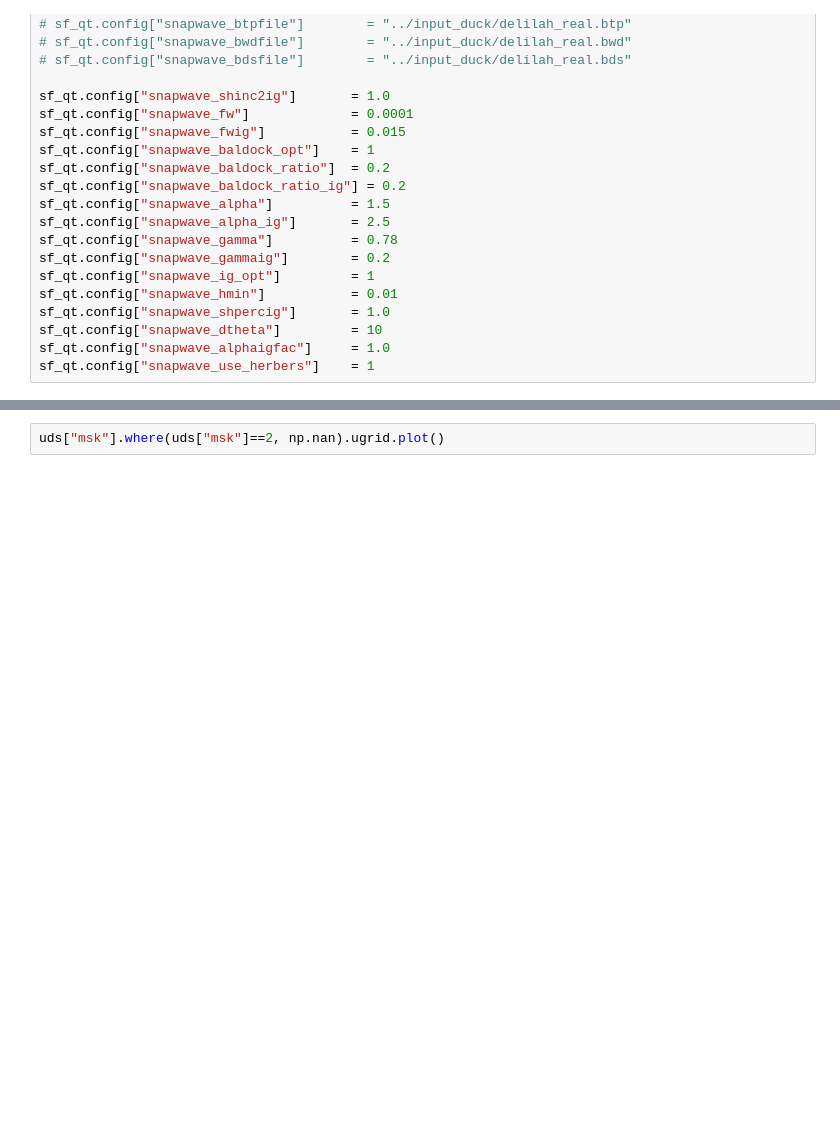
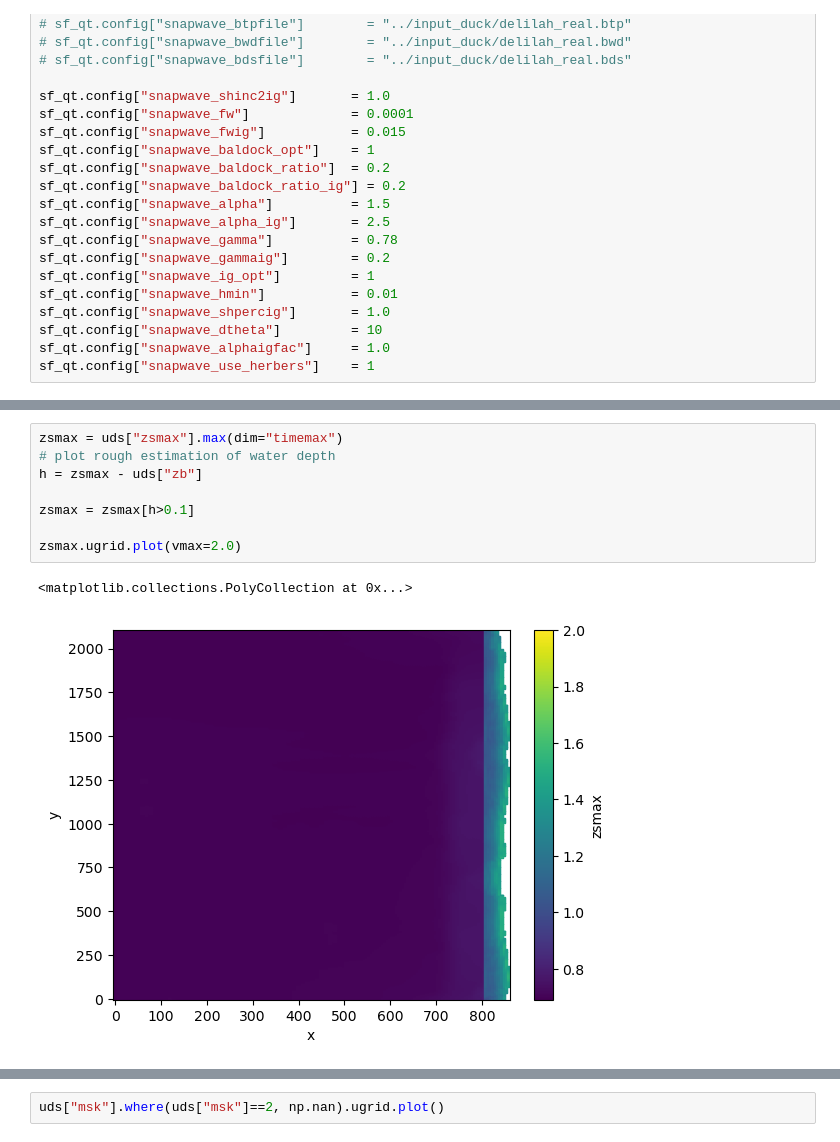
Before and after one commit to Deltares/hydromt_sfincs, a Jupyter notebook: examples/make_Duck_hydromt.ipynb, the cells around one changed output, grey strips where cells are left out. Cells and saved outputs as stored; diff of their text form; blank space fills up the shorter version.

```diff
--- a/examples/make_Duck_hydromt.ipynb
+++ b/examples/make_Duck_hydromt.ipynb
@@ -432,0 +465,11 @@ uds["zsmax"].max(dim="timemax").ugrid.plot(vmax=1.0)
+# %%
+zsmax = uds["zsmax"].max(dim="timemax")
+# plot rough estimation of water depth
+h = zsmax - uds["zb"]
+
+zsmax = zsmax[h>0.1]
+
+zsmax.ugrid.plot(vmax=2.0)
+# %% [output]
+<matplotlib.collections.PolyCollection at 0x...>
+[figure, added]
```
Also changed, not shown: parts of 35 cells of this notebook, 1 other file.
